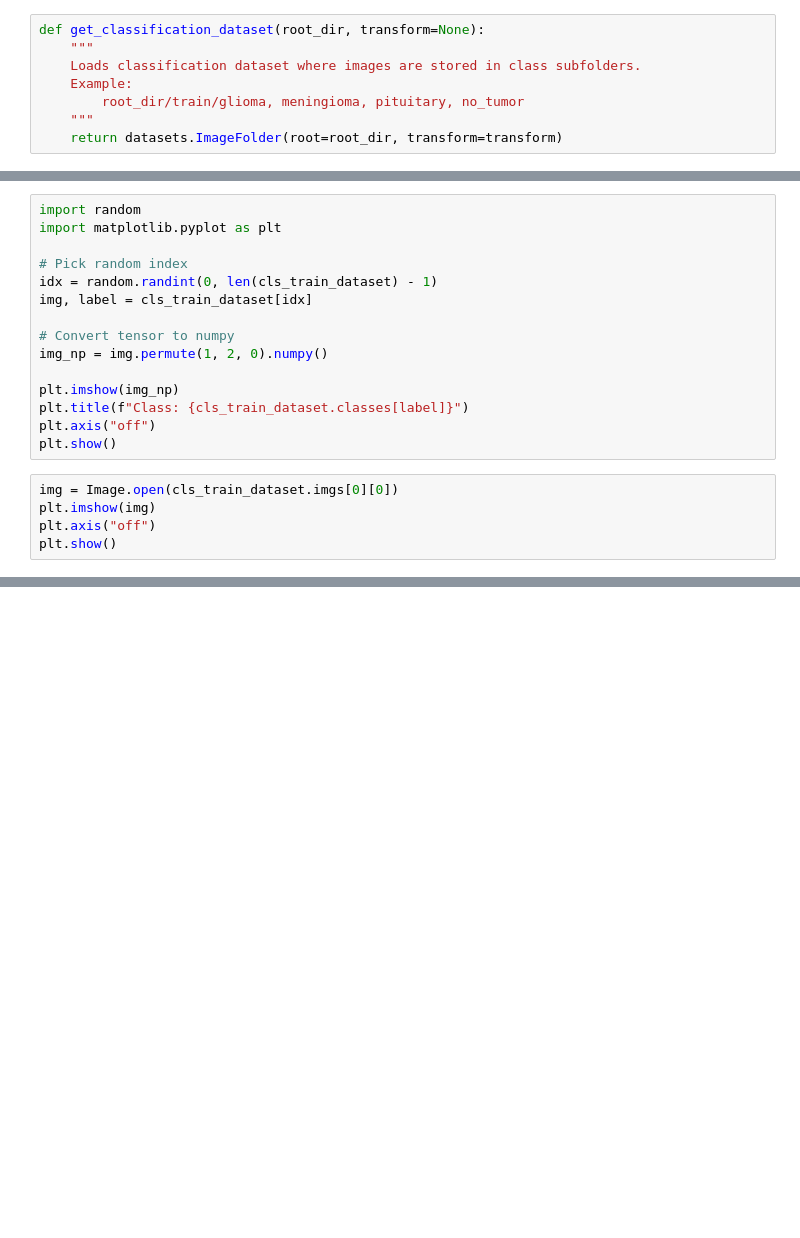
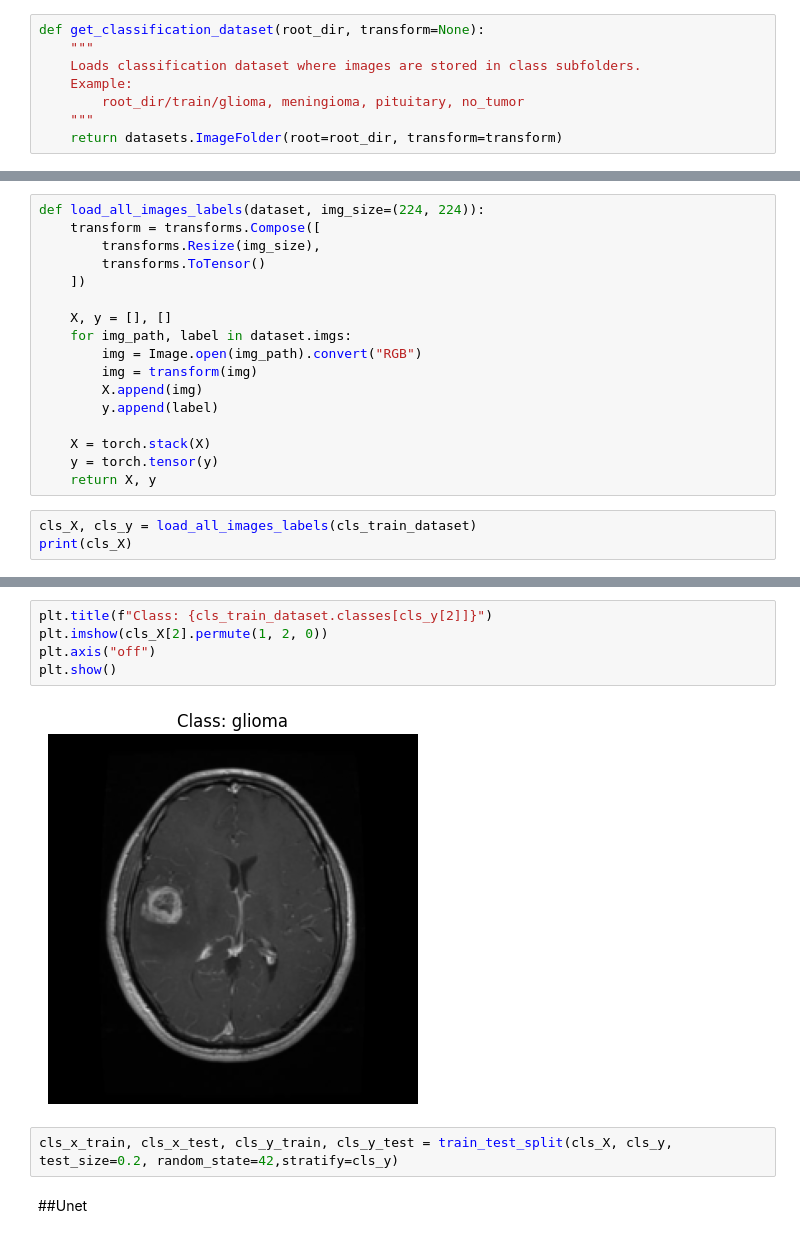
Before and after one commit to imnaimur/cse428, a Jupyter notebook: project/project.ipynb, the cells around one changed output, grey strips where cells are left out. Cells and saved outputs as stored; diff of their text form; blank space fills up the shorter version.

Commit message:
feat: classification training

```diff
--- a/project/project.ipynb
+++ b/project/project.ipynb
@@ -146,20 +120,20 @@ bnn
-# %%
-import random
-import matplotlib.pyplot as plt
-
-# Pick random index
-idx = random.randint(0, len(cls_train_dataset) - 1)
-img, label = cls_train_dataset[idx]
-
-# Convert tensor to numpy
-img_np = img.permute(1, 2, 0).numpy()
-
-plt.imshow(img_np)
-plt.title(f"Class: {cls_train_dataset.classes[label]}")
-plt.axis("off")
-plt.show()
-# %%
-img = Image.open(cls_train_dataset.imgs[0][0])
-plt.imshow(img)
-plt.axis("off")
-plt.show()
+# %%
+def load_all_images_labels(dataset, img_size=(224, 224)):
+    transform = transforms.Compose([
+        transforms.Resize(img_size),
+        transforms.ToTensor()
+    ])
+
+    X, y = [], []
+    for img_path, label in dataset.imgs:
+        img = Image.open(img_path).convert("RGB")
+        img = transform(img)
+        X.append(img)
+        y.append(label)
+
+    X = torch.stack(X)
+    y = torch.tensor(y)
+    return X, y
+# %%
+cls_X, cls_y = load_all_images_labels(cls_train_dataset)
+print(cls_X)
@@ -165,0 +158,11 @@ plt.show()
+# %%
+plt.title(f"Class: {cls_train_dataset.classes[cls_y[2]]}")
+plt.imshow(cls_X[2].permute(1, 2, 0))
+plt.axis("off")
+plt.show()
+# %% [output]
+[figure, added]
+# %%
+cls_x_train, cls_x_test, cls_y_train, cls_y_test = train_test_split(cls_X, cls_y, test_size=0.2, random_state=42,stratify=cls_y)
+# %% [markdown]
+##Unet
```
Also changed, not shown: parts of 23 cells of this notebook.
